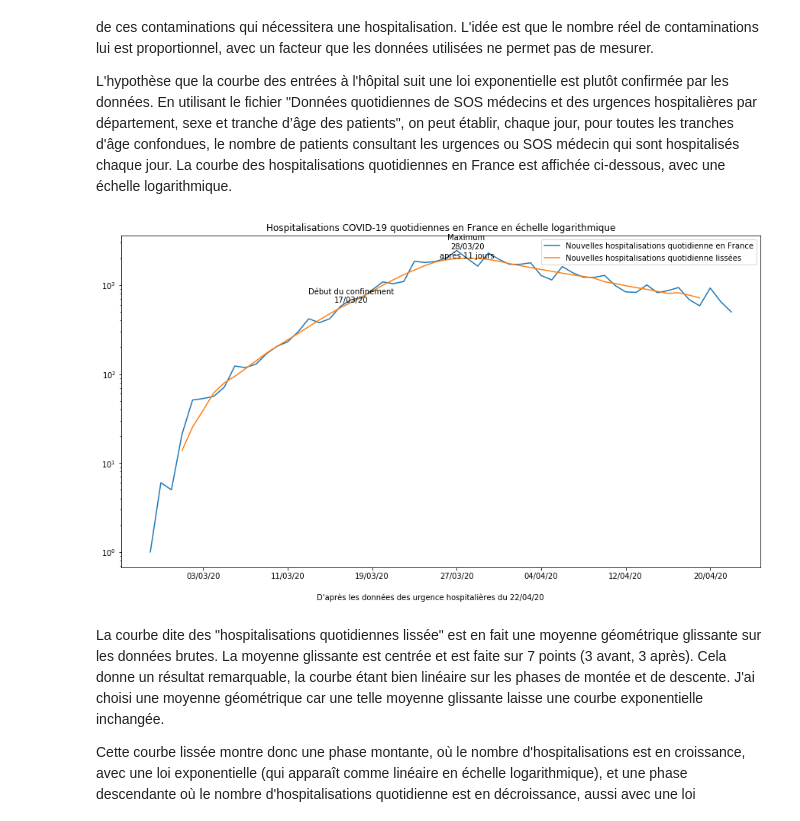
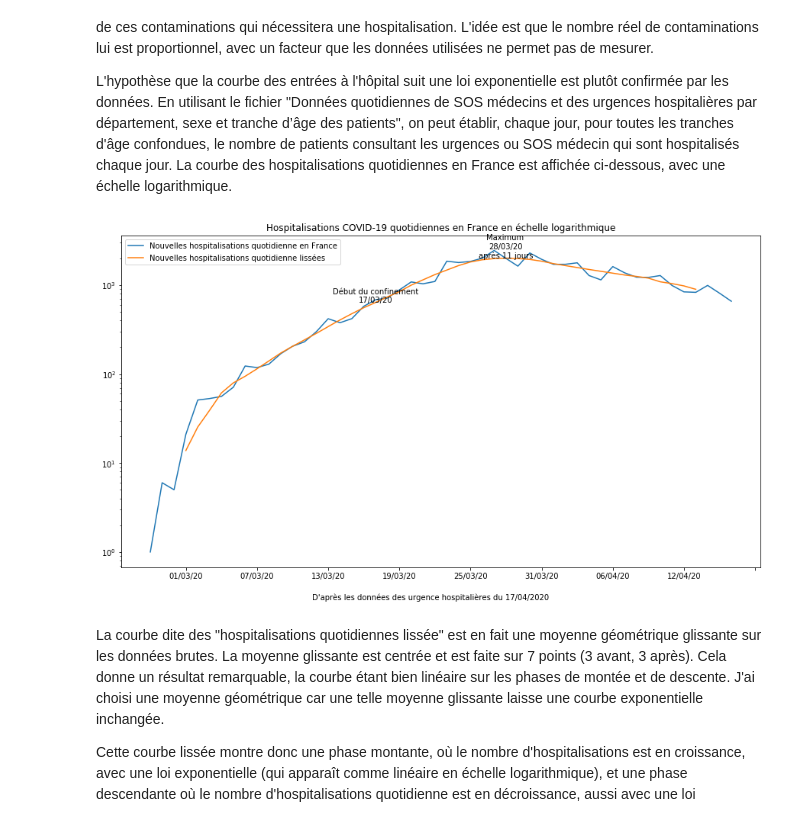
Before and after one commit to didier-devel/confinement, a Jupyter notebook: notebook/confinement.ipynb, the cells around one changed output. Drawn from its saved outputs; the diff is of its cells as text; code cells hidden in the pictures.

```diff
--- a/notebook/confinement.ipynb
+++ b/notebook/confinement.ipynb
@@ -18,16 +15,9 @@ import pandas as pd
 import numpy as np
 from matplotlib import pyplot as plt
 import math
-from datetime import datetime
 
-# Afficher les dates au format jj/mm/yy et les mettre en index
-def convertDate(isodate):
-    l = isodate.split('-')
-    return l[2]+"/"+l[1]+"/"+l[0][2:]
-
-df = pd.read_csv("../datagouv/department_latest.csv")
-# Data date is the latest  entry in the table
-data_date = convertDate(df["date_de_passage"].iloc[-1])
+df = pd.read_csv("../datagouv/sursaud-covid19-quotidien-2020-04-17-19h00-departement.csv")
+data_date = "17/04/2020"
 
 #extraire les données toutes classe d'age
 all_age = df[df["sursaud_cl_age_corona"] == "0"]
@@ -35,6 +25,10 @@ all_age = df[df["sursaud_cl_age_corona"] == "0"]
 # Pivot par jour - somme (sur tous les départements)
 data_france = all_age.groupby(["date_de_passage"]).agg('sum')
 
+# Afficher les dates au format jj/mm/yy et les mettre en index
+def convertDate(isodate):
+    l = isodate.split('-')
+    return l[2]+"/"+l[1]+"/"+l[0][2:]
 
 data_france["date"] = data_france.index
 data_france["date"] = data_france["date"].apply(convertDate)
@@ -48,34 +42,34 @@ data_france[data_france["nbre_hospit_corona"] == 0] = np.nan
 data_france["rolling_hospit_corona"] = data_france["nbre_hospit_corona"].rolling(7,center=True).aggregate(lambda x: x.prod()**(1./7))
 
 # Détermination du pic des hospitalisations sur la courbe lissée
 peak = data_france["rolling_hospit_corona"].idxmax()
 peak_loc = data_france.index.get_loc(peak)
 
 confinement_start = "17/03/20"
 start_loc = data_france.index.get_loc(confinement_start)
 
 # Afficher les courbes
 fig = plt.figure(figsize=(15,8))
 ax = plt.axes()
 
 ax.plot(data_france["nbre_hospit_corona"], label="Nouvelles hospitalisations quotidienne en France")
 ax.plot(data_france["rolling_hospit_corona"], label="Nouvelles hospitalisations quotidienne lissées")
 
 ax.xaxis.set_major_locator(plt.MaxNLocator(10))
 ax.set_title("Hospitalisations COVID-19 quotidiennes en France en échelle logarithmique")
 
 ax.text(start_loc,data_france["rolling_hospit_corona"].loc[confinement_start],"Début du confinement\n%s"%confinement_start,horizontalalignment="center")
 ax.text(peak_loc,data_france["rolling_hospit_corona"].loc[peak],"Maximum \n%s\naprès %i jours"%(peak,peak_loc-start_loc),horizontalalignment="center")
 
 ax.legend()
 plt.yscale("log")
 
 fig.text(.5, .05, "D'après les données des urgence hospitalières du %s"%data_date, ha='center')
 
 #No text output
 None
 # %% [output]
-[figure, old version]
+[figure, new version]
 # %% [markdown]
 La courbe dite des "hospitalisations quotidiennes lissée" est en fait une moyenne géométrique glissante sur les données brutes. La moyenne glissante est centrée et est faite sur 7 points (3 avant, 3 après). Cela donne un résultat remarquable, la courbe étant bien linéaire sur les phases de montée et de descente. J'ai choisi une moyenne géométrique car une telle moyenne glissante laisse une courbe exponentielle inchangée.
 
```
Also changed, not shown: parts of 4 cells of this notebook.
